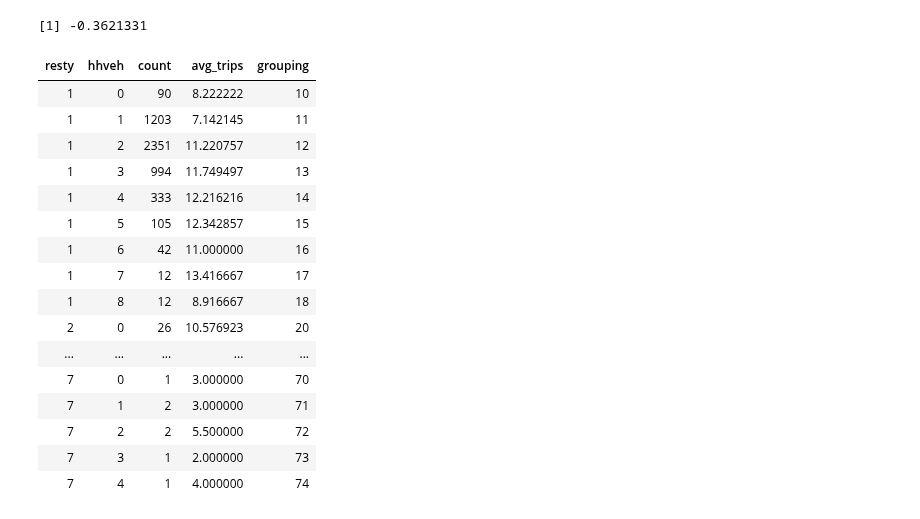
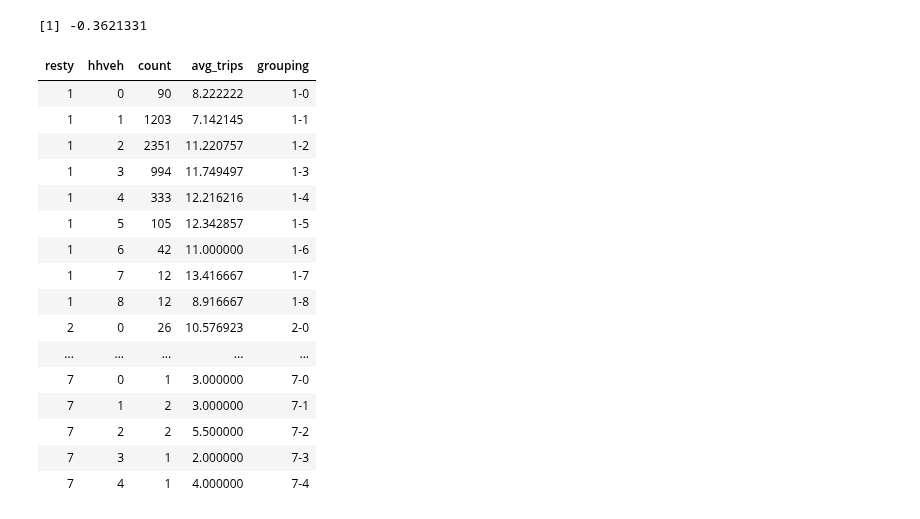
Before and after one commit to saashimi/USP_587, a Jupyter notebook: hw1-r.ipynb, the cells around one changed output. Cells and saved outputs as stored; diff of their text form; code cells hidden in the pictures.

```diff
--- a/hw1-r.ipynb
+++ b/hw1-r.ipynb
@@ -209,26 +209,26 @@ cor(df$resty, df$hhveh, use="complete.obs")
 # %%
 df.xclass <- df %>%
     select(resty, hhveh, htrips) %>%
     filter(resty != 9) %>%
     group_by(., resty, hhveh)  %>%
     summarize(., count=n(), avg_trips = mean(htrips)) %>%
-    mutate(grouping = paste0(resty, hhveh))
+    transform(grouping = interaction(resty, hhveh, sep='-'))
 df.xclass
 # %% [output]
 | resty | hhveh | count | avg_trips | grouping |
-| 1 | 0 | 90 | 8.222222 | 10 |
-| 1 | 1 | 1203 | 7.142145 | 11 |
-| 1 | 2 | 2351 | 11.220757 | 12 |
-| 1 | 3 | 994 | 11.749497 | 13 |
-| 1 | 4 | 333 | 12.216216 | 14 |
-| 1 | 5 | 105 | 12.342857 | 15 |
-| 1 | 6 | 42 | 11.000000 | 16 |
-| 1 | 7 | 12 | 13.416667 | 17 |
-| 1 | 8 | 12 | 8.916667 | 18 |
-| 2 | 0 | 26 | 10.576923 | 20 |
+| 1 | 0 | 90 | 8.222222 | 1-0 |
+| 1 | 1 | 1203 | 7.142145 | 1-1 |
+| 1 | 2 | 2351 | 11.220757 | 1-2 |
+| 1 | 3 | 994 | 11.749497 | 1-3 |
+| 1 | 4 | 333 | 12.216216 | 1-4 |
+| 1 | 5 | 105 | 12.342857 | 1-5 |
+| 1 | 6 | 42 | 11.000000 | 1-6 |
+| 1 | 7 | 12 | 13.416667 | 1-7 |
+| 1 | 8 | 12 | 8.916667 | 1-8 |
+| 2 | 0 | 26 | 10.576923 | 2-0 |
 | ... | ... | ... | ... | ... |
-| 7 | 0 | 1 | 3.000000 | 70 |
-| 7 | 1 | 2 | 3.000000 | 71 |
-| 7 | 2 | 2 | 5.500000 | 72 |
-| 7 | 3 | 1 | 2.000000 | 73 |
-| 7 | 4 | 1 | 4.000000 | 74 |
+| 7 | 0 | 1 | 3.000000 | 7-0 |
+| 7 | 1 | 2 | 3.000000 | 7-1 |
+| 7 | 2 | 2 | 5.500000 | 7-2 |
+| 7 | 3 | 1 | 2.000000 | 7-3 |
+| 7 | 4 | 1 | 4.000000 | 7-4 |
```
Also changed, not shown: parts of 8 cells of this notebook.
